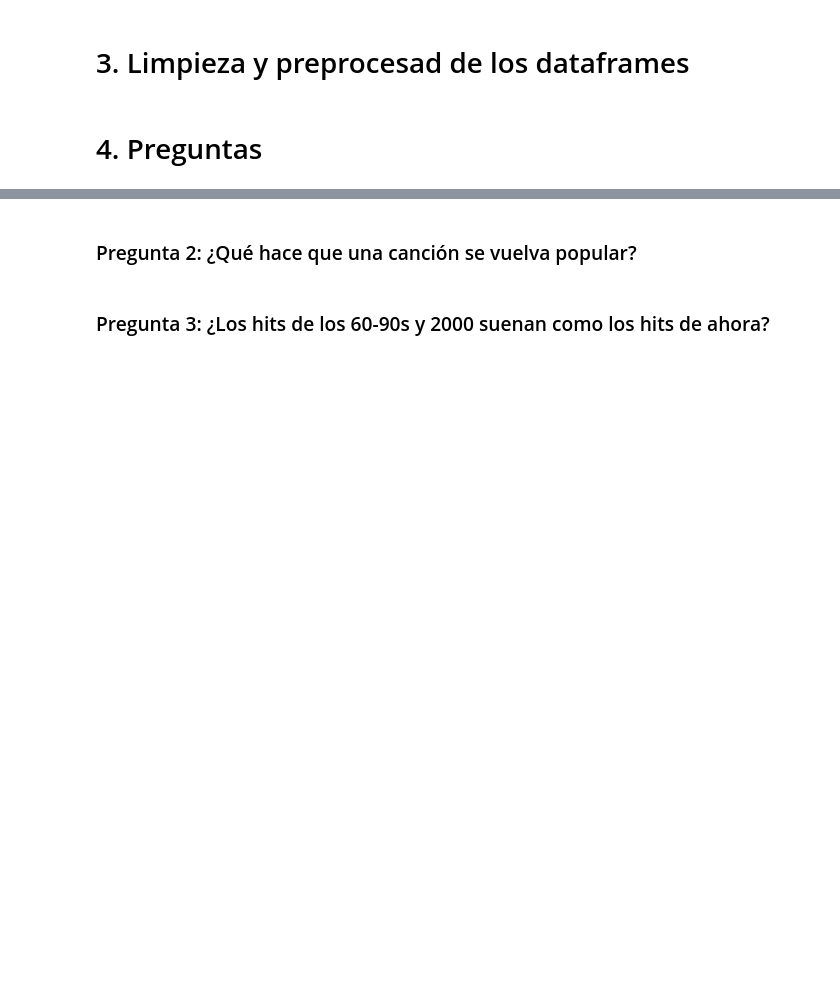
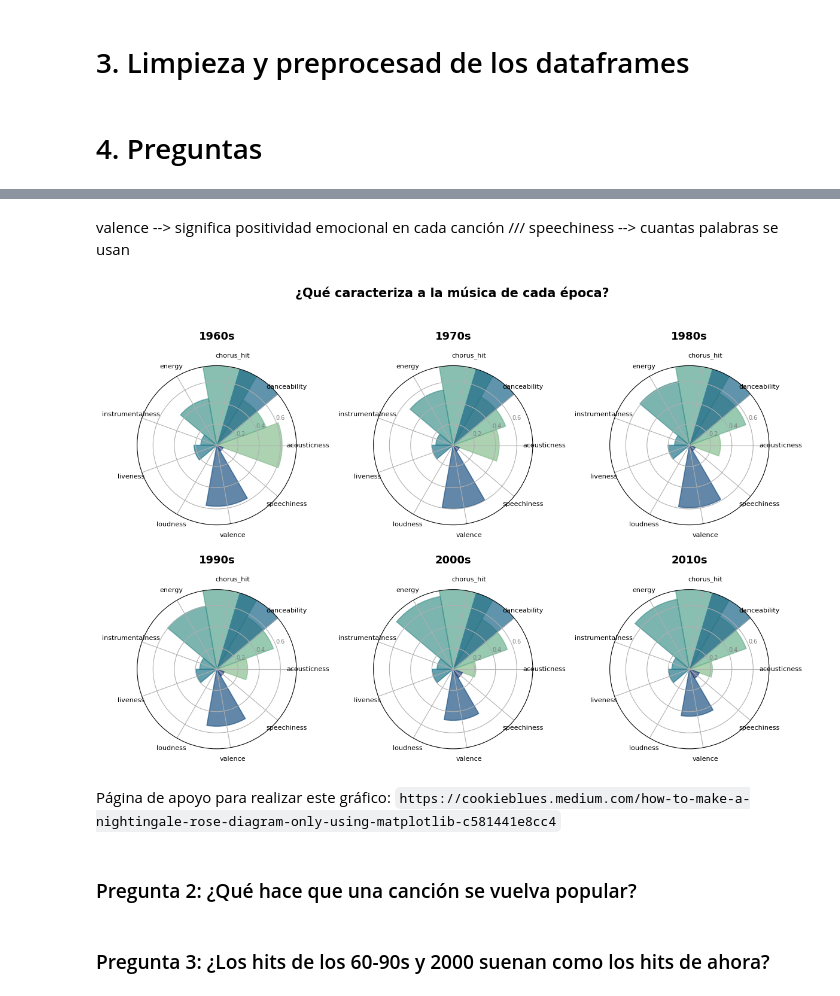
Before and after one commit to AJG239/Spotify-Visualitation, a Jupyter notebook: spotify.ipynb, the cells around one changed output, grey strips where cells are left out. Saved outputs shown, nothing was run; the diff lists cells and outputs as text; code cells hidden in the pictures; blank space fills up the shorter version.

```diff
--- a/spotify.ipynb
+++ b/spotify.ipynb
@@ -220,3 +223,41 @@ dataframe_hits['duration_min'] = (dataframe_hits['duration_ms'] / 60000).round(2
+# %% [markdown]
+valence --> significa positividad emocional en cada canción /// speechiness  --> cuantas palabras se usan
+# %%
+columnas = ["acousticness", "danceability", "chorus_hit", "energy", "instrumentalness", "liveness", "loudness", "valence", "speechiness"]
+
+dataframe_hits_media = dataframe_hits.groupby('decada')[columnas].mean()
+
+fig, ax = plt.subplots(2, 3, figsize=(12, 8), subplot_kw=dict(polar=True))
+ax = ax.flatten()
+
+# linspace(empieza desde, acaba en, cantidad de puntos, tiene endpoint)
+x_coords = np.linspace(0, 2*np.pi, len(columnas), endpoint=False)
+width = 2*np.pi / len(columnas)
+
+colores = sns.color_palette("crest", len(columnas))
+
+for i, (decada, fila) in enumerate(dataframe_hits_media.iterrows()):
+    axes = ax[i]
+    val = fila.values
+
+    bars = axes.bar(x_coords, val, width=width, color=colores, alpha=0.7, edgecolor=colores, linewidth=1.2)
+
+    axes.set_xticks(x_coords)
+    axes.set_xticklabels(columnas, fontsize=8)
+
+    axes.set_ylim(0, 0.75)
+    axes.set_yticks([0.2, 0.4, 0.6])
+    axes.set_yticklabels(['0.2', '0.4', '0.6'], fontsize=7, color='gray')
+
+    axes.set_title(decada, fontsize=13, fontweight='bold', pad=15)
+
+plt.suptitle('¿Qué caracteriza a la música de cada época?', fontsize=15, fontweight='bold', y=1.02)
+plt.tight_layout()
+plt.show()
+# %% [output]
+[figure, added]
+# %% [markdown]
+Página de apoyo para realizar este gráfico: `https://cookieblues.medium.com/how-to-make-a-nightingale-rose-diagram-only-using-matplotlib-c581441e8cc4`
 # %% [markdown]
 ### Pregunta 2: ¿Qué hace que una canción se vuelva popular?
 # %% [markdown]
```
Also changed, not shown: parts of 1 cell of this notebook.
